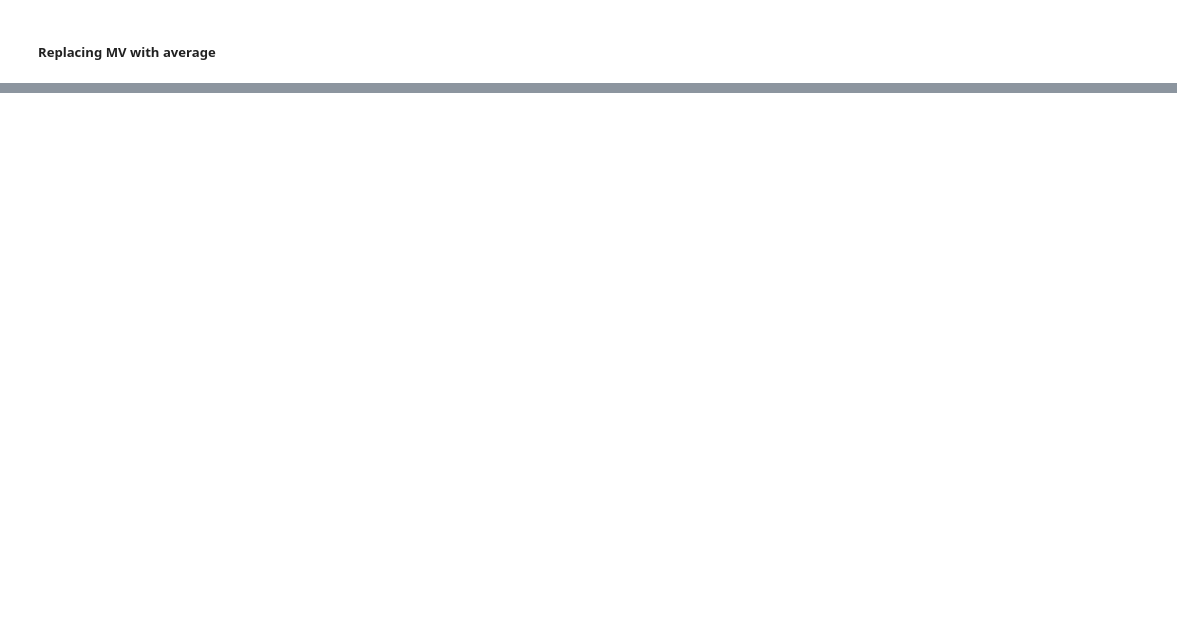
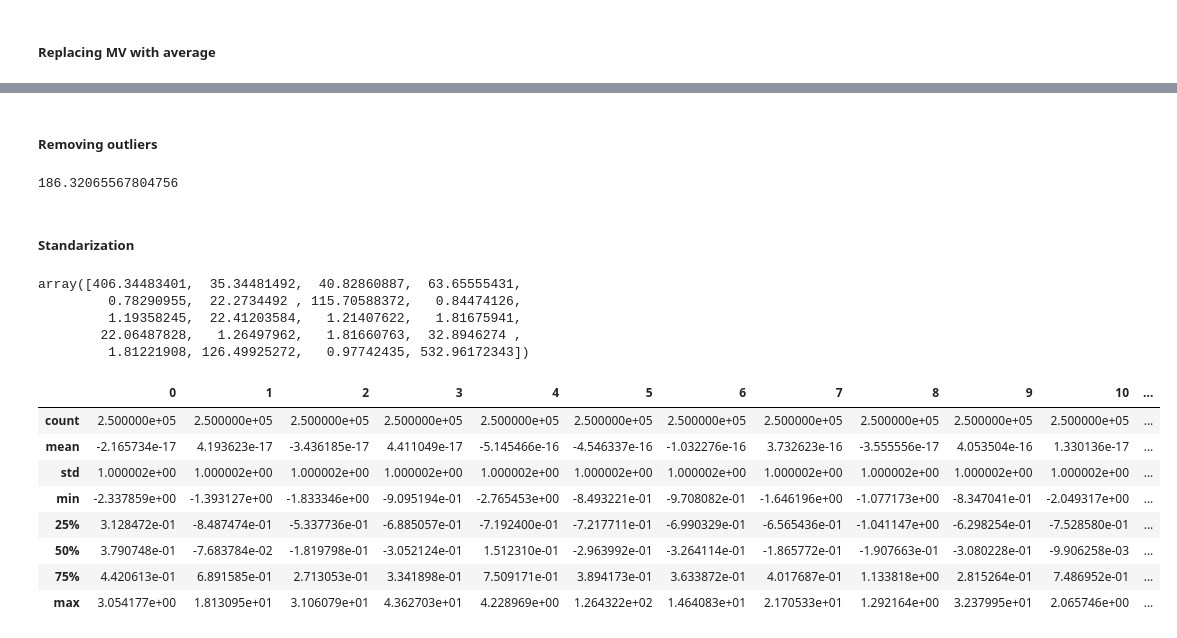
Before and after one commit to frblazquez/LC3, a Jupyter notebook: Project 1/scripts/tests.ipynb, the cells around one changed output, grey strips where cells are left out. Saved outputs shown, nothing was run; the diff lists cells and outputs as text; code cells hidden in the pictures; blank space fills up the shorter version.

```diff
--- a/Project 1/scripts/tests.ipynb
+++ b/Project 1/scripts/tests.ipynb
@@ -60,0 +265,28 @@ np.average(remove_points_with_MV(y,tx,-999), axis=0)
+# %% [markdown]
+##### Removing outliers
+# %%
+np.std(tx)
+# %% [output]
+186.32065567804756
+# %% [markdown]
+##### Standarization
+# %%
+np.std(tx, axis=0)
+# %% [output]
+array([406.34483401,  35.34481492,  40.82860887,  63.65555431,
+         0.78290955,  22.2734492 , 115.70588372,   0.84474126,
+         1.19358245,  22.41203584,   1.21407622,   1.81675941,
+        22.06487828,   1.26497962,   1.81660763,  32.8946274 ,
+         1.81221908, 126.49925272,   0.97742435, 532.96172343])
+# %%
+pd.DataFrame((tx - np.mean(tx,axis=0))/np.std(tx,axis=0)).describe()
+# %% [output]
+|  | 0 | 1 | 2 | 3 | 4 | 5 | 6 | 7 | 8 | 9 | 10 | ... |
+| count | 2.500000e+05 | 2.500000e+05 | 2.500000e+05 | 2.500000e+05 | 2.500000e+05 | 2.500000e+05 | 2.500000e+05 | 2.500000e+05 | 2.500000e+05 | 2.500000e+05 | 2.500000e+05 | ... |
+| mean | -2.165734e-17 | 4.193623e-17 | -3.436185e-17 | 4.411049e-17 | -5.145466e-16 | -4.546337e-16 | -1.032276e-16 | 3.732623e-16 | -3.555556e-17 | 4.053504e-16 | 1.330136e-17 | ... |
+| std | 1.000002e+00 | 1.000002e+00 | 1.000002e+00 | 1.000002e+00 | 1.000002e+00 | 1.000002e+00 | 1.000002e+00 | 1.000002e+00 | 1.000002e+00 | 1.000002e+00 | 1.000002e+00 | ... |
+| min | -2.337859e+00 | -1.393127e+00 | -1.833346e+00 | -9.095194e-01 | -2.765453e+00 | -8.493221e-01 | -9.708082e-01 | -1.646196e+00 | -1.077173e+00 | -8.347041e-01 | -2.049317e+00 | ... |
+| 25% | 3.128472e-01 | -8.487474e-01 | -5.337736e-01 | -6.885057e-01 | -7.192400e-01 | -7.217711e-01 | -6.990329e-01 | -6.565436e-01 | -1.041147e+00 | -6.298254e-01 | -7.528580e-01 | ... |
+| 50% | 3.790748e-01 | -7.683784e-02 | -1.819798e-01 | -3.052124e-01 | 1.512310e-01 | -2.963992e-01 | -3.264114e-01 | -1.865772e-01 | -1.907663e-01 | -3.080228e-01 | -9.906258e-03 | ... |
+| 75% | 4.420613e-01 | 6.891585e-01 | 2.713053e-01 | 3.341898e-01 | 7.509171e-01 | 3.894173e-01 | 3.633872e-01 | 4.017687e-01 | 1.133818e+00 | 2.815264e-01 | 7.486952e-01 | ... |
+| max | 3.054177e+00 | 1.813095e+01 | 3.106079e+01 | 4.362703e+01 | 4.228969e+00 | 1.264322e+02 | 1.464083e+01 | 2.170533e+01 | 1.292164e+00 | 3.237995e+01 | 2.065746e+00 | ... |
```
Also changed, not shown: parts of 19 cells of this notebook, 1 other file.
